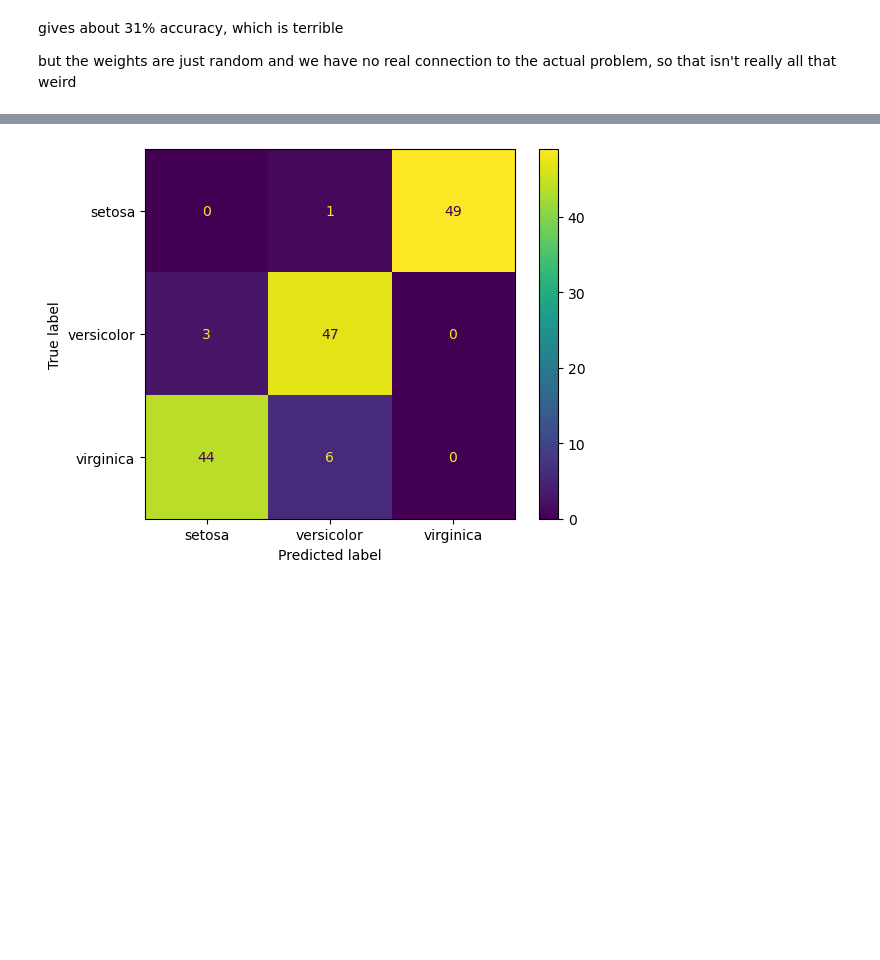
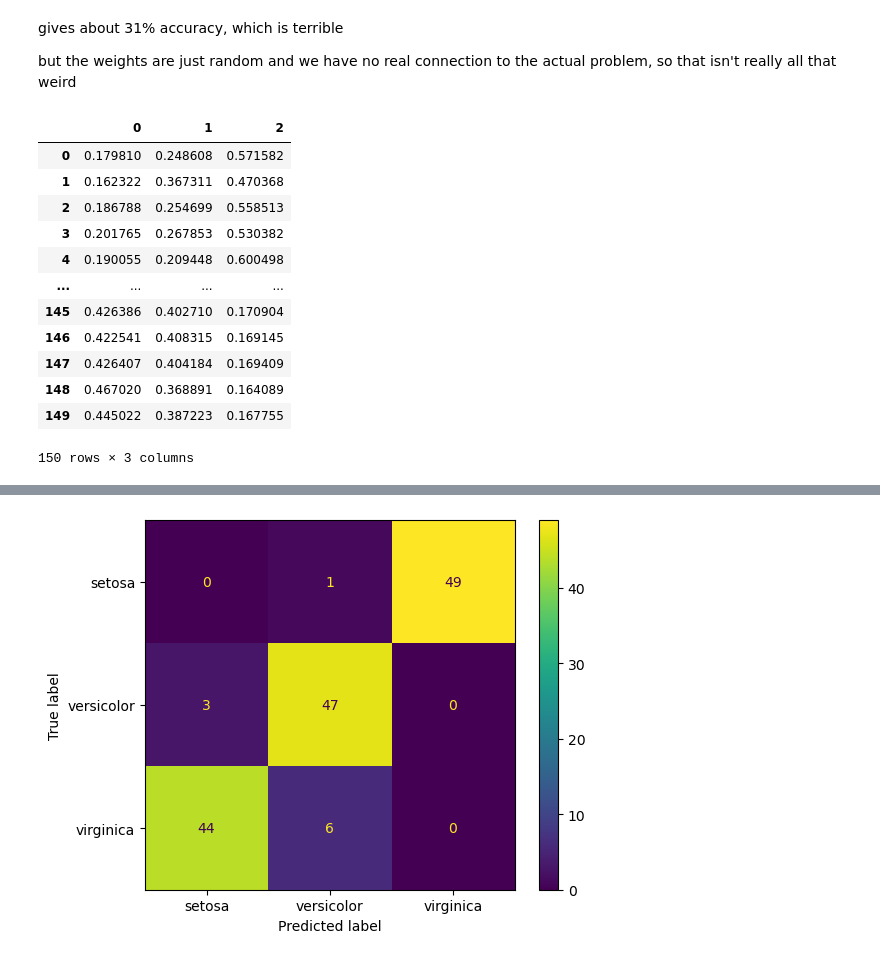
Before and after one commit to ericludvigs/MachineLearning, a Jupyter notebook: work/exercisesweek42.ipynb, the cells around one changed output, grey strips where cells are left out. Cells and saved outputs as stored; diff of their text form; code cells hidden in the pictures; blank space fills up the shorter version.

```diff
--- a/work/exercisesweek42.ipynb
+++ b/work/exercisesweek42.ipynb
@@ -458,6 +458,22 @@ print(accuracy(predictions, targets))
 gives about 31% accuracy, which is terrible
 
 but the weights are just random and we have no real connection to the actual problem, so that isn't really all that weird
+# %%
+display(pd.DataFrame(predictions))
+# %% [output]
+|  | 0 | 1 | 2 |
+| 0 | 0.179810 | 0.248608 | 0.571582 |
+| 1 | 0.162322 | 0.367311 | 0.470368 |
+| 2 | 0.186788 | 0.254699 | 0.558513 |
+| 3 | 0.201765 | 0.267853 | 0.530382 |
+| 4 | 0.190055 | 0.209448 | 0.600498 |
+| ... | ... | ... | ... |
+| 145 | 0.426386 | 0.402710 | 0.170904 |
+| 146 | 0.422541 | 0.408315 | 0.169145 |
+| 147 | 0.426407 | 0.404184 | 0.169409 |
+| 148 | 0.467020 | 0.368891 | 0.164089 |
+| 149 | 0.445022 | 0.387223 | 0.167755 |
+150 rows × 3 columns
 # %%
 predicted_class = []
 actual_class = []
```
Also changed, not shown: 1 other file.
